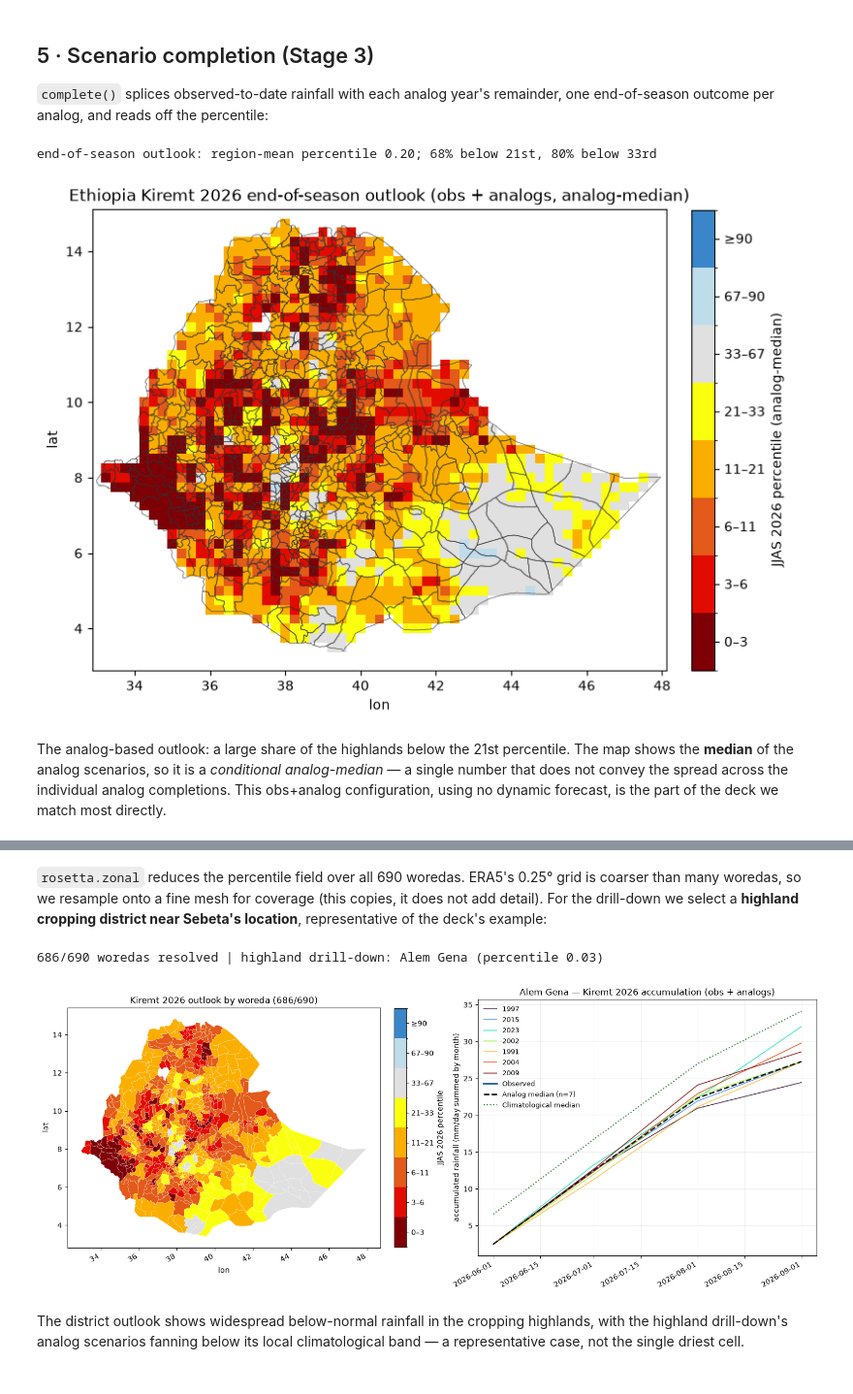
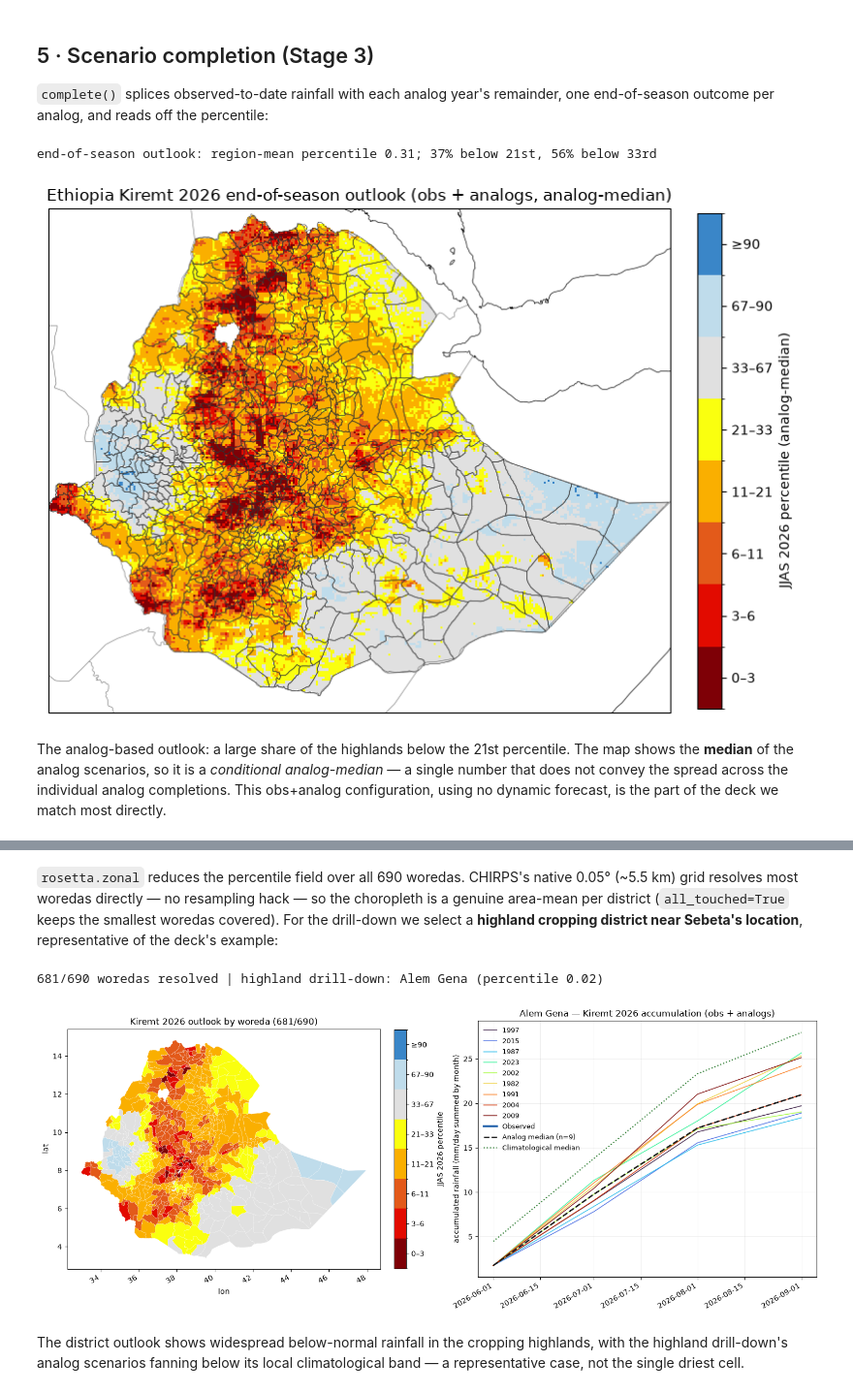
Before and after one commit to accord-research/chc_analyses, a Jupyter notebook: chc_ethiopia/1_Ethiopia_Kiremt_outlook.ipynb, the cells around one changed output, grey strips where cells are left out. Shown at 97% size. Saved outputs shown, nothing was run; the diff lists cells and outputs as text; code cells hidden in the pictures.

```diff
--- a/chc_ethiopia/1_Ethiopia_Kiremt_outlook.ipynb
+++ b/chc_ethiopia/1_Ethiopia_Kiremt_outlook.ipynb
@@ -32,6 +34,7 @@ sharpens the outlook. We flag it at each stage.
 import warnings; warnings.filterwarnings("ignore")
 import numpy as np, pandas as pd, xarray as xr
 import matplotlib.pyplot as plt
+import cartopy.crs as ccrs                     # plot_field_map needs GeoAxes when cartopy is present
 import geopandas as gpd
 from shapely.geometry import Point
 import rosetta
@@ -45,7 +48,7 @@ REGION     = [3.0, 15.0, 33.0, 48.0]        # Ethiopia (SMPG analysis extent)
 SEASON     = "JJAS"                          # the Kiremt season
 TARGET     = 2026
 BASELINE   = (1991, 2020)                    # index (Niño-3.4) anomaly baseline (standard ENSO baseline)
-CANDIDATES = list(range(1991, 2026))         # ONE window for climatology / percentile baseline / analog pool
+CANDIDATES = list(range(1981, 2026))         # ONE window for climatology / percentile baseline / analog pool (CHIRPS starts 1981, the deck's record)
 woredas = gpd.read_file("data/eth_adm3_woreda.geojson")
 print(f"{len(woredas)} woredas loaded")
 # %% [output]
@@ -60,6 +65,7 @@ Niño-3.4 index uses the standard 1991–2020 anomaly baseline.
 # %%
-era_gha = rosetta.fetch("obs/era5", "precip", hindcast=(1991, 2026), region=GHA, verbose=False)["precip"]
-era = era_gha.sel(lat=slice(REGION[0], REGION[1]), lon=slice(REGION[2], REGION[3]))
-climatology = ds.seasonal_stack(era, SEASON, years=CANDIDATES)
-print("Ethiopia subset:", dict(era.sizes), "| ERA5 latest month:", str(era.time.values[-1])[:7])
+chp_gha = rosetta.fetch("obs/chirps-v3-monthly", "precip", hindcast=(1981, 2026),
+                        region=GHA, months=[6, 7, 8, 9], allow_partial=True, verbose=False)["precip"]
+chp = chp_gha.sel(lat=slice(REGION[0], REGION[1]), lon=slice(REGION[2], REGION[3]))
+climatology = ds.seasonal_stack(chp, SEASON, years=CANDIDATES)
+print("Ethiopia subset:", dict(chp.sizes), "| CHIRPS latest month:", str(chp.time.values[-1])[:7])
 # %% [output]
@@ -150,7 +160,7 @@ also what the deck's "rapidly intensifying El&nbsp;Niño" premise is. We compute
 from the NMME models (June init), splice it onto the observed history, and select
 analogs as the **moderate-to-very-strong El&nbsp;Niño years** the deck curates:
 # %%
-sst = rosetta.fetch("obs/ersst-v5", "sst", hindcast=(1991, 2026), verbose=False)["sst"]
+sst = rosetta.fetch("obs/ersst-v5", "sst", hindcast=(1981, 2026), verbose=False)["sst"]  # 1981 to match CANDIDATES/CHIRPS
 
 # Niño-3.4 as a RAW box-mean SST; we form the anomaly ourselves against the observed
 # 1991-2020 climatology, so a single-year forecast field (no baseline of its own) can
@@ -253,20 +268,20 @@ with the analog years (red) at the warm, dry end. The R² is lower than the deck
 `complete()` splices observed-to-date rainfall with each analog year's remainder,
 one end-of-season outcome per analog, and reads off the percentile:
 # %%
-obs = era.sel(time=(era.time.dt.year == TARGET) & (era.time.dt.month.isin([6,7,8,9])))
+obs = chp.sel(time=(chp.time.dt.year == TARGET) & (chp.time.dt.month.isin([6,7,8,9])))
 result = ds.complete(obs, analogs, climatology=climatology, season=SEASON, year=TARGET, cadence="monthly")
 pct = result.percentile
 print(f"end-of-season outlook: region-mean percentile {float(pct.mean()):.2f}; "
       f"{100*float((pct<0.21).mean()):.0f}% below 21st, {100*float((pct<0.33).mean()):.0f}% below 33rd")
 # %% [output]
-end-of-season outlook: region-mean percentile 0.20; 68% below 21st, 80% below 33rd
+end-of-season outlook: region-mean percentile 0.31; 37% below 21st, 56% below 33rd
 # %%
 fig = ds.plot_field_map(pct, boundaries=woredas, clip=woredas, classes=deck.PERCENTILE_CLASSES,
                         cbar_label="JJAS 2026 percentile (analog-median)",
                         title="Ethiopia Kiremt 2026 end-of-season outlook (obs + analogs, analog-median)")
 plt.show()
 # %% [output]
-[figure, old version]
+[figure, new version]
 # %% [markdown]
 The analog-based outlook: a large share of the highlands below the 21st percentile.
 The map shows the **median** of the analog scenarios, so it is a *conditional
@@ -284,42 +299,41 @@ The SMPG reports at **woreda** level and pairs the choropleth with a single-dist
 <b>CHC deck &middot; slide 12–13</b> &mdash; Slides 12–13 — the woreda percentile map (left) and a single-district accumulation (right)</figcaption>
 </figure>
 # %% [markdown]
-`rosetta.zonal` reduces the percentile field over all 690 woredas. ERA5's 0.25°
-grid is coarser than many woredas, so we resample onto a fine mesh for coverage
-(this copies, it does not add detail). For the drill-down we select a **highland
-cropping district near Sebeta's location**, representative of the deck's example:
+`rosetta.zonal` reduces the percentile field over all 690 woredas. CHIRPS's native
+0.05° (~5.5 km) grid resolves most woredas directly — no resampling hack — so the
+choropleth is a genuine area-mean per district (`all_touched=True` keeps the
+smallest woredas covered). For the drill-down we select a **highland cropping
+district near Sebeta's location**, representative of the deck's example:
 # %%
 def to_woreda(field):
-    fine_lat = np.arange(float(field.lat.min()), float(field.lat.max()), 0.05)
-    fine_lon = np.arange(float(field.lon.min()), float(field.lon.max()), 0.05)
-    fine = field.interp(lat=fine_lat, lon=fine_lon, method="nearest")
-    return rosetta.zonal(fine, woredas, by="shapeID", label="shapeName",
-                         stat="mean", all_touched=False).rename("percentile")
+    # CHIRPS is already 0.05°, finer than most woredas: reduce it directly, no interp.
+    return rosetta.zonal(field, woredas, by="shapeID", label="shapeName",
+                         stat="mean", all_touched=True).rename("percentile")
 
 per_woreda = to_woreda(pct)
 resolved = int(np.isfinite(per_woreda.values).sum())
 
 # highland cropping district near Sebeta Town (~8.92 N, 38.62 E)
 sebeta = Point(38.62, 8.92)
 woredas["_d"] = woredas.geometry.centroid.distance(sebeta)
 sub = woredas.nsmallest(1, "_d"); wname = sub["shapeName"].iloc[0]
-w_series = rosetta.zonal(era, sub, stat="mean", all_touched=True).isel(region=0)
+w_series = rosetta.zonal(chp, sub, stat="mean", all_touched=True).isel(region=0)
 w_clim = ds.seasonal_stack(w_series, SEASON, years=CANDIDATES)
 w_obs  = w_series.sel(time=(w_series.time.dt.year == TARGET) & (w_series.time.dt.month.isin([6,7,8,9])))
 res_w  = ds.complete(w_obs, analogs, climatology=w_clim, season=SEASON, year=TARGET, cadence="monthly")
 print(f"{resolved}/690 woredas resolved | highland drill-down: {wname} "
       f"(percentile {float(res_w.percentile.mean()):.2f})")
 
 fig, axes = plt.subplots(1, 2, figsize=(15, 6))
 ds.plot_choropleth(per_woreda, woredas, by="shapeID", ax=axes[0], classes=deck.PERCENTILE_CLASSES,
                    cbar_label="JJAS 2026 percentile", title=f"Kiremt 2026 outlook by woreda ({resolved}/690)")
 ds.plot_accumulation_scenarios(res_w, ax=axes[1], climatology=w_clim, color_by_scenario=True,
         ylabel="accumulated rainfall (mm/day summed by month)",
         title=f"{wname} — Kiremt 2026 accumulation (obs + analogs)")
 fig.tight_layout(); plt.show()
 # %% [output]
-686/690 woredas resolved | highland drill-down: Alem Gena (percentile 0.03)
+681/690 woredas resolved | highland drill-down: Alem Gena (percentile 0.02)
-[figure, old version]
+[figure, new version]
 # %% [markdown]
 The district outlook shows widespread below-normal rainfall in the cropping
 highlands, with the highland drill-down's analog scenarios fanning below its local
```
Also changed, not shown: parts of 23 cells of this notebook, 3 other files.
